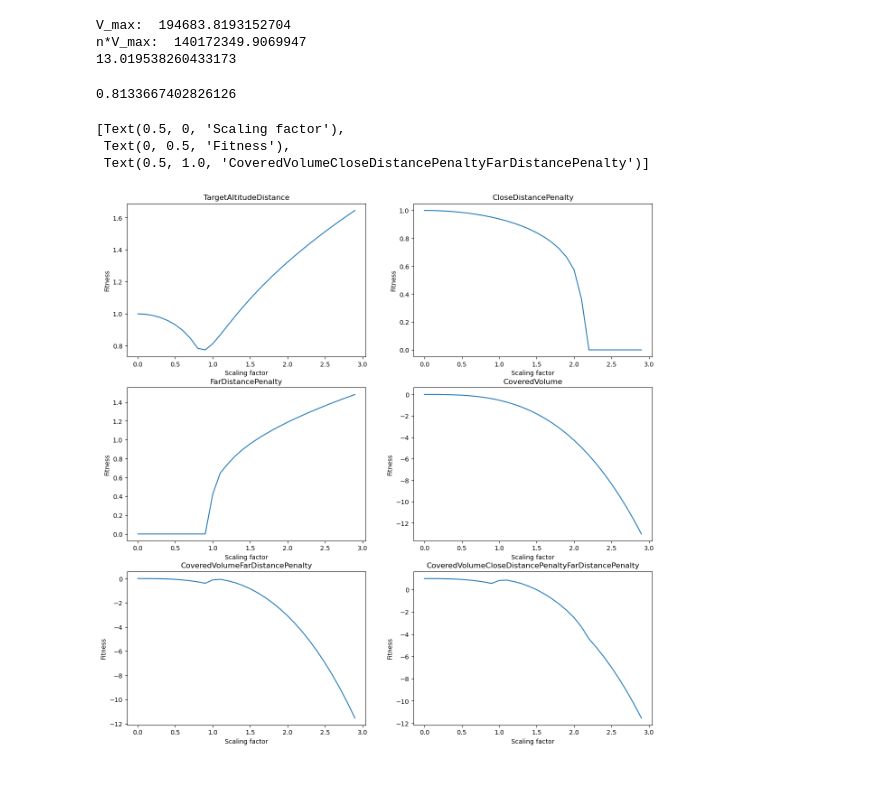
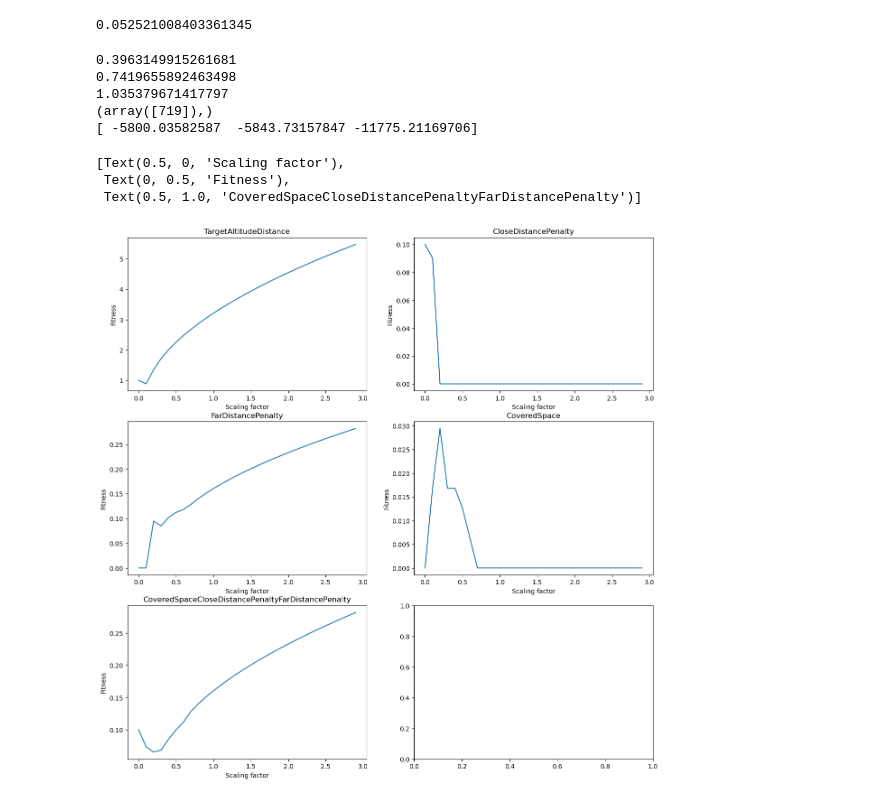
Before and after one commit to rasmusmarak/TOSS, a Jupyter notebook: scripts/plot_fitness_sensitivity.ipynb, the cells around one changed output. Cells and saved outputs as stored; diff of their text form; code cells hidden in the pictures.

```diff
--- a/scripts/plot_fitness_sensitivity.ipynb
+++ b/scripts/plot_fitness_sensitivity.ipynb
@@ -49,18 +48,21 @@ def get_parameters():
 
     # Setup problem parameters
     args.problem.start_time = 0                     # Starting time [s]
-    args.problem.final_time = 20*3600.0             # Final time [s]
-    args.problem.initial_time_step = 600            # Initial time step size for integration [s]
+    args.problem.final_time = 2419200             # Final time [s]
+    args.problem.initial_time_step = 1            # Initial time step size for integration [s]
     args.problem.activate_event = True              # Event configuration (0 = no event, 1 = collision with body detection)
-    args.problem.number_of_maneuvers = 0
-    args.problem.target_squared_altitude = 8000**2  # Target altitude squared [m]
-    args.problem.activate_rotation = False
+    args.problem.number_of_maneuvers = 1
+    args.problem.target_squared_altitude = 4000**2  # Target altitude squared [m]
+    args.problem.activate_rotation = True
+    args.problem.penalty_scaling_factor = 0.1
+    args.problem.max_velocity_scaling_factor = 40
+    args.problem.number_of_spacecrafts = 1
 
 
     # Arguments concerning bounding spheres
     args.problem.measurement_period = 100                # Period for when a measurement sphere is recognized and managed. Unit: [seconds]
     args.problem.radius_inner_bounding_sphere = 4000      # Radius of spherical risk-zone for collision with celestial body [m]
-    args.problem.radius_outer_bounding_sphere = 10000
+    args.problem.radius_outer_bounding_sphere = 15000
     args.problem.squared_volume_inner_bounding_sphere = (4/3) * pi * (args.problem.radius_inner_bounding_sphere**3)
     args.problem.squared_volume_outer_bounding_sphere = (4/3) * pi * (args.problem.radius_outer_bounding_sphere**3)
     args.problem.measurable_volume = args.problem.squared_volume_outer_bounding_sphere - args.problem.squared_volume_inner_bounding_sphere
@@ -68,28 +70,20 @@ def get_parameters():
     args.problem.maximal_measurement_sphere_volume = (4/3) * pi * (35.95398913**3)
 
     # Create mesh of body.
-    args.mesh.body, args.mesh.vertices, args.mesh.faces, args.mesh.largest_body_protuberant = create_mesh()
+    args.mesh.body, args.mesh.vertices, args.mesh.faces, args.mesh.largest_body_protuberant = create_mesh("3dmeshes/churyumov-gerasimenko_lllp.pk")
 
     return args
-# %%
-v_max = (4/3) * pi * (35.95398913**3)
-v = 1824979272.668944 #910431867.2583148
-n = 720
-print("V_max: ", v_max)
-print("n*V_max: ", n*v_max)
-print(v/(v_max*n))
-# %% [output]
-V_max:  194683.8193152704
-n*V_max:  140172349.9069947
-13.019538260433173
 # %%
 args = get_parameters()
-x = [9.16234255e+03, 1.73917660e-02, 3.03363317e+00, 3.57741462e+00, 5.49214728e+00, 4.73909083e+00]
+#x = [9.16234255e+03, 1.73917660e-02, 3.03363317e+00, 3.57741462e+00, 5.49214728e+00, 4.73909083e+00]
+#x = [8.76679448e+03, 2.20679992e-02, 1.24754326e+00, 3.86373567e+00, 2.99297042e+00, 2.82755377e+00] #[9.24065403e+03, 3.28556596e-02, 1.96795951e+00, 4.55936911e+00, 3.26872264e+00, 2.30312127e+00]
+x = np.genfromtxt('champion_x.csv', delimiter=',')
+#x = np.hstack((np.array([1.02346115e+04, 5.04262474e-01, 1.40521347e+00, 3.03148072e+00, 2.68878957e-01, 5.74690265e+00]), x))
+#x = [5.24536306e+03, 2.04196908e-01, 1.58144741e+00, 4.82484233e+00, 1.24961743e+00, 2.56597493e-01]
+_, list_of_ode_pbjects, _ = compute_trajectory(x, args, compute_motion)
+positions, velocities, timesteps = get_trajectory_fixed_step(args, list_of_ode_pbjects)
 
-_, list_of_ode_pbjects, _ = compute_trajectory(x, args, compute_motion)
-positions, _, timesteps = get_trajectory_fixed_step(args, list_of_ode_pbjects)
-
-fitness_func = [FitnessFunctions.TargetAltitudeDistance, FitnessFunctions.CloseDistancePenalty, FitnessFunctions.FarDistancePenalty, FitnessFunctions.CoveredVolume, FitnessFunctions.CoveredVolumeFarDistancePenalty, FitnessFunctions.CoveredVolumeCloseDistancePenaltyFarDistancePenalty]
+fitness_func = [FitnessFunctions.TargetAltitudeDistance, FitnessFunctions.CloseDistancePenalty, FitnessFunctions.FarDistancePenalty, FitnessFunctions.CoveredSpace, FitnessFunctions.CoveredSpaceCloseDistancePenaltyFarDistancePenalty]
 scaled_positions = np.empty((3*len(fitness_func), len(timesteps)), dtype=np.float64)
 fitness_perturbation = np.arange(0,3,0.1)
 
@@ -98,5 +92,5 @@ fitness_array = np.empty((len(fitness_func), len(fitness_perturbation)))
 for func_counter, func in enumerate(fitness_func):
     for perturb_counter, perturbation in enumerate(fitness_perturbation): # or some sensible range, you choose
         scaled_pos = perturbation*positions
-        fitness = get_fitness(func, args, scaled_pos, timesteps)
+        fitness = get_fitness(func, args, scaled_pos, velocities, timesteps)
         fitness_array[func_counter, perturb_counter] = fitness
@@ -103,40 +126,53 @@ for func_counter, func in enumerate(fitness_func):
 # %%
-fitness = get_fitness(FitnessFunctions.TargetAltitudeDistance, args, positions, timesteps)
+# Compute aggregate fitness:
+chosen_fitness_function = FitnessFunctions.CoveredSpace
+fitness = get_fitness(chosen_fitness_function, args, positions, velocities, timesteps)
+
 print(fitness)
 # %% [output]
-0.8133667402826126
+0.052521008403361345
+# %%
+import numpy as np
+print(np.max(np.abs(velocities[0,:])))
+print(np.max(np.abs(velocities[1,:])))
+print(np.max(np.abs(velocities[2,:])))
+
+print(np.where(velocities[2,:]==float(-1.035379671417797)))
+print(positions[:,719])
+# %% [output]
+0.3963149915261681
+0.7419655892463498
+1.035379671417797
+(array([719]),)
+[ -5800.03582587  -5843.73157847 -11775.21169706]
 # %%
 
 
 fig, axes = plt.subplots(3,2)
 fig.set_figheight(15)
 fig.set_figwidth(15)
 
 axes[0,0].plot(fitness_perturbation, fitness_array[0,:])
 axes[0,0].set(xlabel='Scaling factor', ylabel='Fitness',
        title='TargetAltitudeDistance')
 
 axes[0,1].plot(fitness_perturbation, fitness_array[1,:])
 axes[0,1].set(xlabel='Scaling factor', ylabel='Fitness',
        title='CloseDistancePenalty')
 
 axes[1,0].plot(fitness_perturbation, fitness_array[2,:])
 axes[1,0].set(xlabel='Scaling factor', ylabel='Fitness',
        title='FarDistancePenalty')
 
 axes[1,1].plot(fitness_perturbation, fitness_array[3,:])
 axes[1,1].set(xlabel='Scaling factor', ylabel='Fitness',
-       title='CoveredVolume')
+       title='CoveredSpace')
 
 axes[2,0].plot(fitness_perturbation, fitness_array[4,:])
 axes[2,0].set(xlabel='Scaling factor', ylabel='Fitness',
-       title='CoveredVolumeFarDistancePenalty')
-
-axes[2,1].plot(fitness_perturbation, fitness_array[5,:])
-axes[2,1].set(xlabel='Scaling factor', ylabel='Fitness',
-       title='CoveredVolumeCloseDistancePenaltyFarDistancePenalty')
+       title='CoveredSpaceCloseDistancePenaltyFarDistancePenalty')
 # %% [output]
 [Text(0.5, 0, 'Scaling factor'),
  Text(0, 0.5, 'Fitness'),
- Text(0.5, 1.0, 'CoveredVolumeCloseDistancePenaltyFarDistancePenalty')]
+ Text(0.5, 1.0, 'CoveredSpaceCloseDistancePenaltyFarDistancePenalty')]
-[figure, old version]
+[figure, new version]
```
Also changed, not shown: parts of 9 cells of this notebook, 3 other files.
